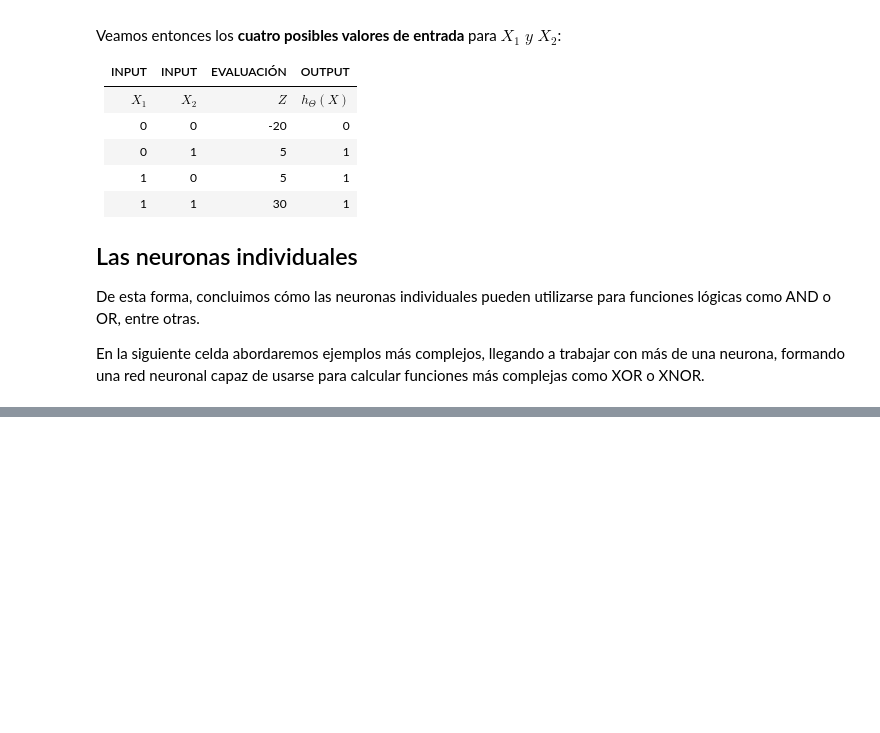
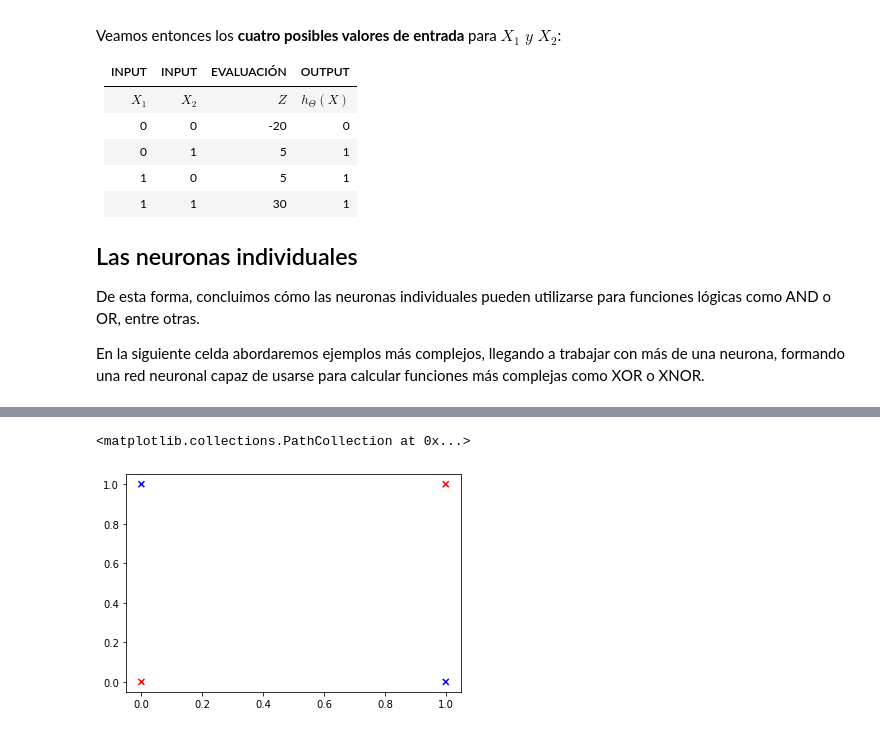
Before and after one commit to adinamarca/notebooks, a Jupyter notebook: PY/ML/4_redes_neuronales/notebook.ipynb, the cells around one changed output, grey strips where cells are left out. Saved outputs shown, nothing was run; the diff lists cells and outputs as text; code cells hidden in the pictures; blank space fills up the shorter version.

```diff
--- a/PY/ML/4_redes_neuronales/notebook.ipynb
+++ b/PY/ML/4_redes_neuronales/notebook.ipynb
@@ -429,0 +524,7 @@ En la siguiente celda abordaremos ejemplos más complejos, llegando a trabajar c
+# %%
+xnordata = {'x':[0, 0, 1, 1], 'y':[0, 1, 0, 1], 'color':['r','b','b','r']}
+xnor = pd.DataFrame(data=xnordata)
+plt.scatter(x=xnor.x, y=xnor.y, c=xnor.color, marker='x')
+# %% [output]
+<matplotlib.collections.PathCollection at 0x...>
+[figure, added]
```
Also changed, not shown: parts of 5 cells of this notebook, 2 other files.
